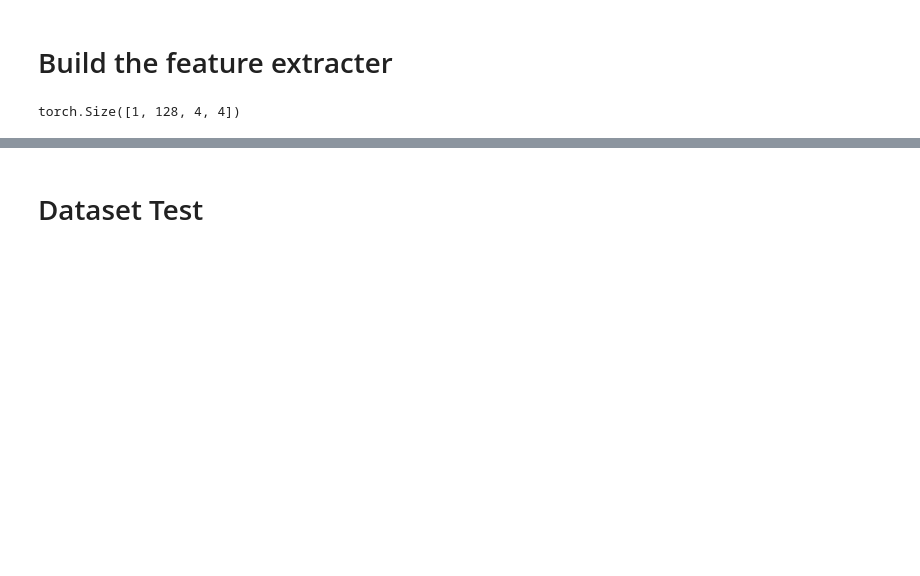
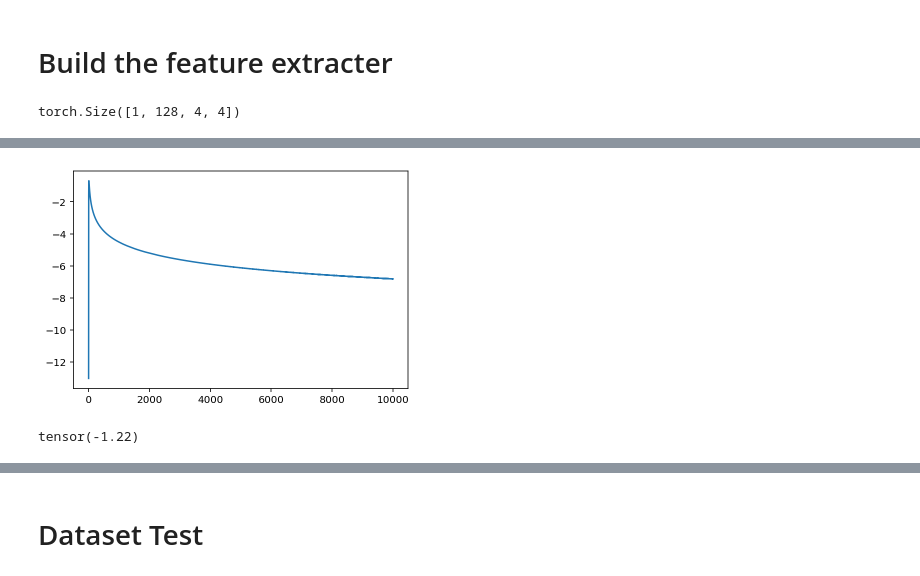
Before and after one commit to Haawron/yet-another-pytorch-tutorial, a Jupyter notebook: notebook/mln-dpn.ipynb, the cells around one changed output, grey strips where cells are left out. Drawn from its saved outputs; the diff is of its cells as text; code cells hidden in the pictures; blank space fills up the shorter version.

```diff
--- a/notebook/mln-dpn.ipynb
+++ b/notebook/mln-dpn.ipynb
@@ -340,0 +307,11 @@ DKL: [35.350]
+# %%
+x = np.linspace(.1, 1000, 10000).reshape(-1, 1).repeat(3, 1)
+y = Dirichlet(np2tc(x)).entropy()
+plt.plot(tc2np(y))
+plt.show()
+# %% [output]
+[figure, added]
+# %%
+Dirichlet(torch.tensor([3., 3., 3.])).entropy()
+# %% [output]
+tensor(-1.22)
```
Also changed, not shown: parts of 11 cells of this notebook.
